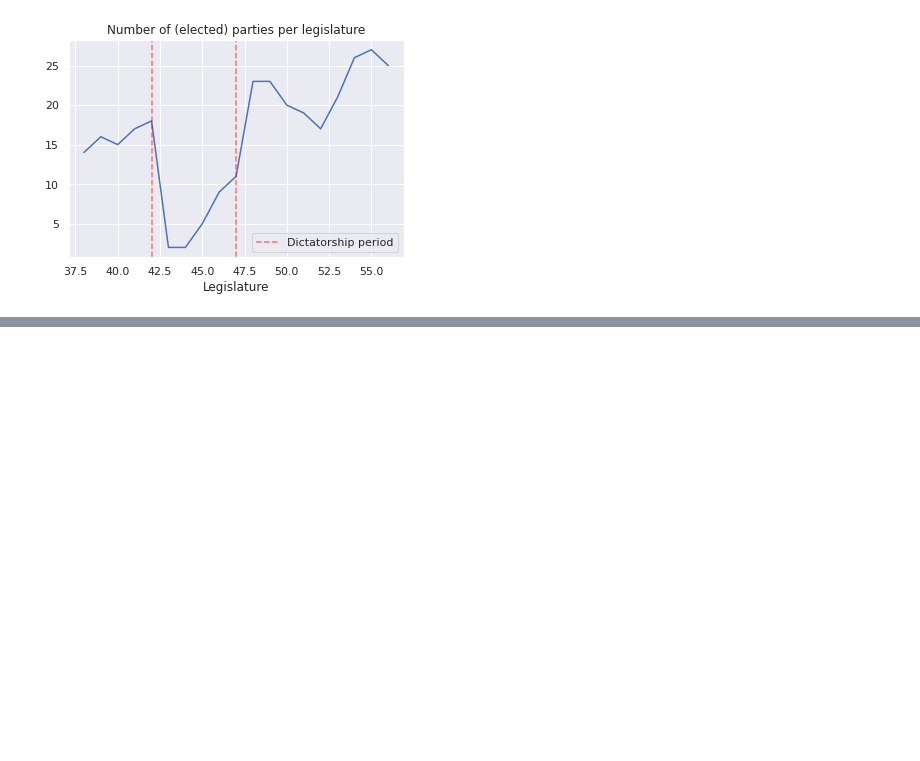
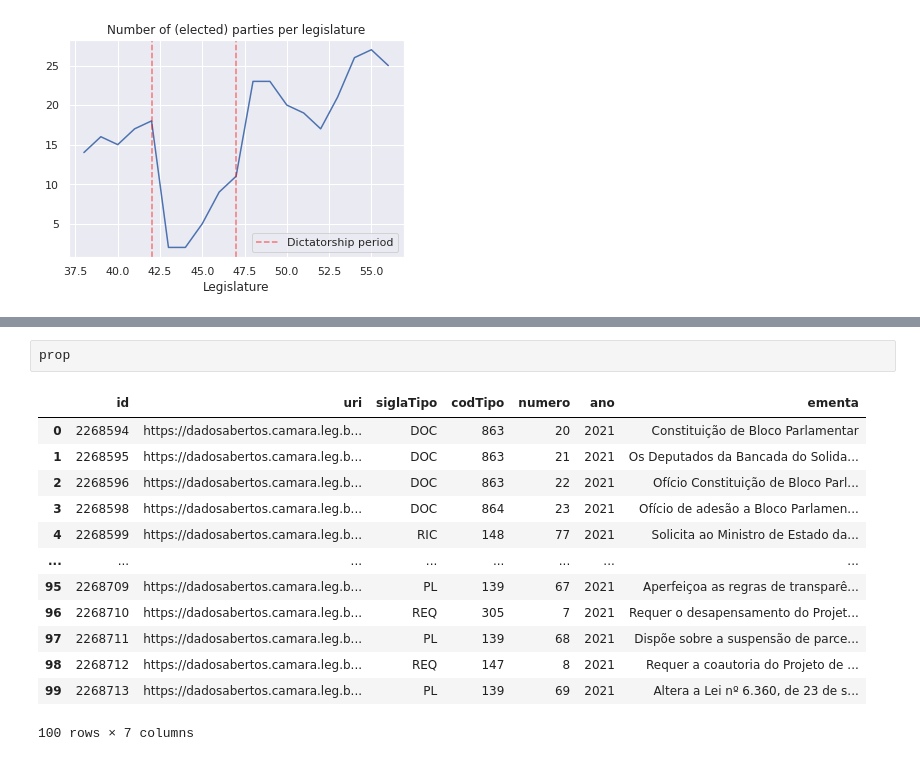
Before and after one commit to lucasmoschen/project-network-science, a Jupyter notebook: notebooks/data_exploration.ipynb, the cells around one changed output, grey strips where cells are left out. Drawn from its saved outputs; the diff is of its cells as text; blank space fills up the shorter version.

```diff
--- a/notebooks/data_exploration.ipynb
+++ b/notebooks/data_exploration.ipynb
@@ -116,0 +293,16 @@ plt.show()
+# %%
+prop
+# %% [output]
+|  | id | uri | siglaTipo | codTipo | numero | ano | ementa |
+| 0 | 2268594 | https://dadosabertos.camara.leg.b... | DOC | 863 | 20 | 2021 | Constituição de Bloco Parlamentar |
+| 1 | 2268595 | https://dadosabertos.camara.leg.b... | DOC | 863 | 21 | 2021 | Os Deputados da Bancada do Solida... |
+| 2 | 2268596 | https://dadosabertos.camara.leg.b... | DOC | 863 | 22 | 2021 | Ofício Constituição de Bloco Parl... |
+| 3 | 2268598 | https://dadosabertos.camara.leg.b... | DOC | 864 | 23 | 2021 | Ofício de adesão a Bloco Parlamen... |
+| 4 | 2268599 | https://dadosabertos.camara.leg.b... | RIC | 148 | 77 | 2021 | Solicita ao Ministro de Estado da... |
+| ... | ... | ... | ... | ... | ... | ... | ... |
+| 95 | 2268709 | https://dadosabertos.camara.leg.b... | PL | 139 | 67 | 2021 | Aperfeiçoa as regras de transparê... |
+| 96 | 2268710 | https://dadosabertos.camara.leg.b... | REQ | 305 | 7 | 2021 | Requer o desapensamento do Projet... |
+| 97 | 2268711 | https://dadosabertos.camara.leg.b... | PL | 139 | 68 | 2021 | Dispõe sobre a suspensão de parce... |
+| 98 | 2268712 | https://dadosabertos.camara.leg.b... | REQ | 147 | 8 | 2021 | Requer a coautoria do Projeto de ... |
+| 99 | 2268713 | https://dadosabertos.camara.leg.b... | PL | 139 | 69 | 2021 | Altera a Lei nº 6.360, de 23 de s... |
+100 rows × 7 columns
```
Also changed, not shown: parts of 20 cells of this notebook.
